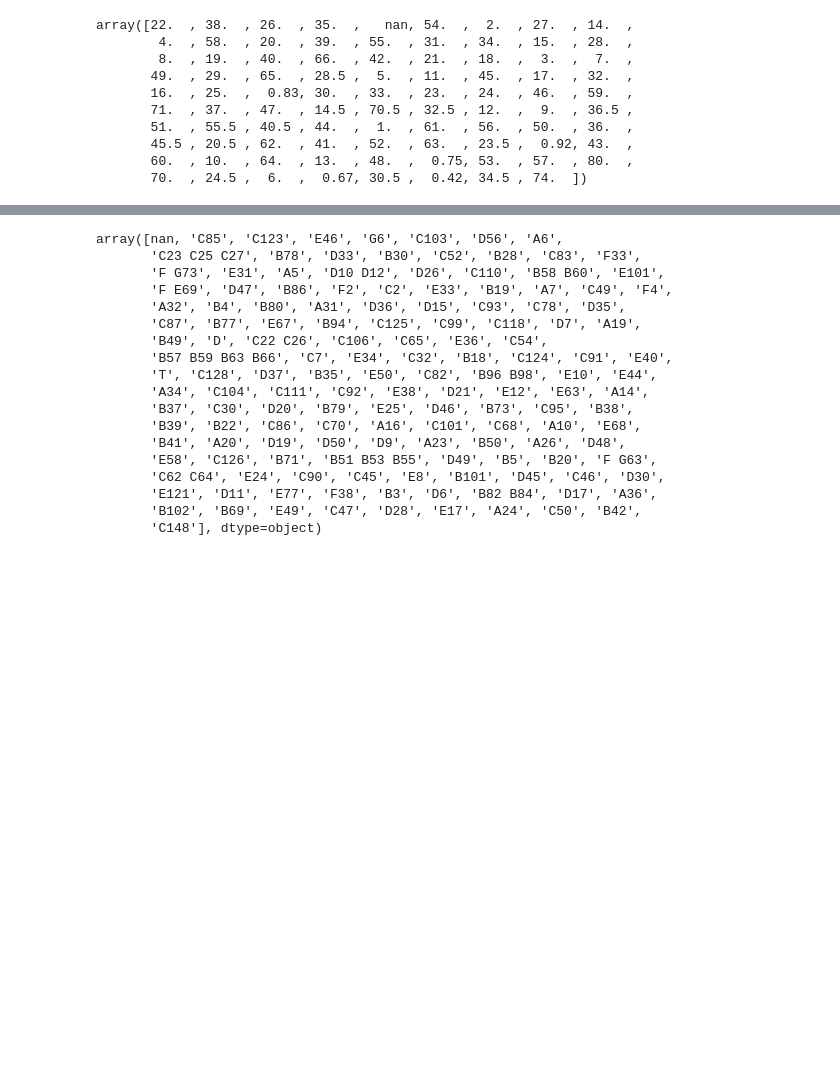
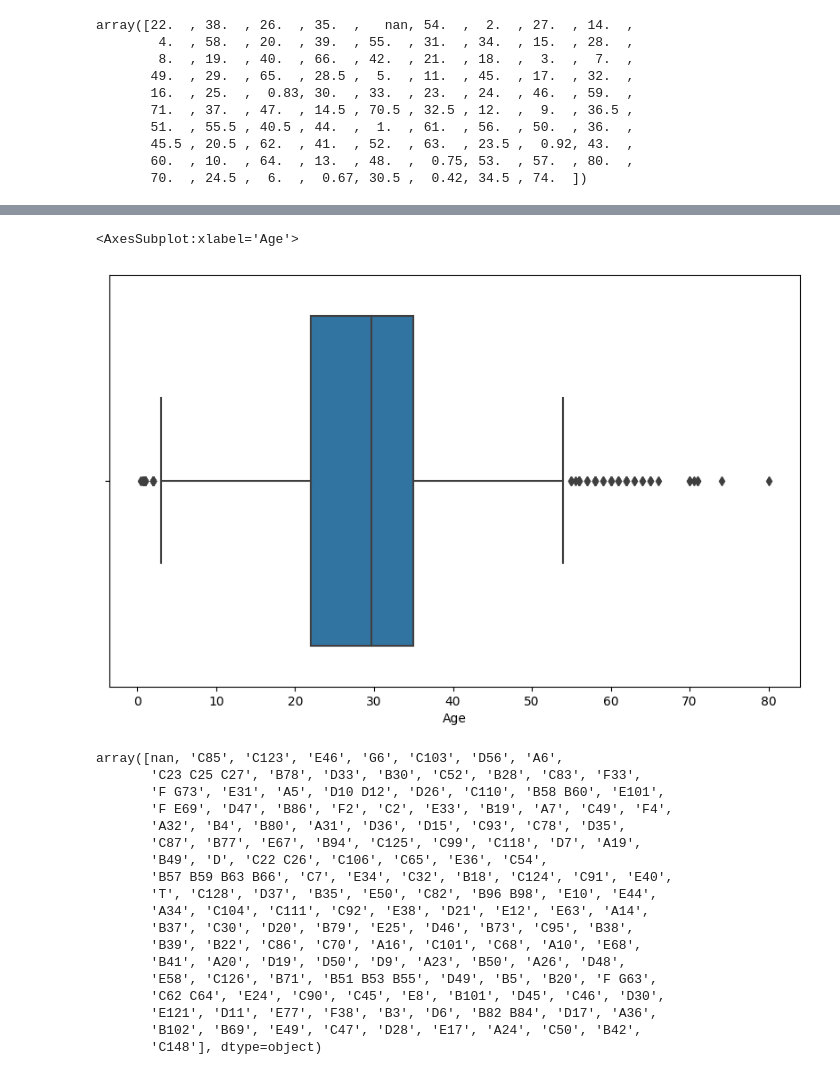
Before and after one commit to Sungur66/Myfiles_from_Batch168, a Jupyter notebook: 15.ML/Assignment/Assign6_RandomForests/Random_Forests_Capstone_Project1.ipynb, the cells around one changed output, grey strips where cells are left out. Cells and saved outputs as stored; diff of their text form; code cells hidden in the pictures; blank space fills up the shorter version.

```diff
--- a/15.ML/Assignment/Assign6_RandomForests/Random_Forests_Capstone_Project1.ipynb
+++ b/15.ML/Assignment/Assign6_RandomForests/Random_Forests_Capstone_Project1.ipynb
@@ -165,0 +188,5 @@ array([22, 38, 26, 35, 30, 54,  2, 27, 14,  4, 58, 20, 39, 55, 31, 34, 15,
+# %%
+sns.boxplot(df["Age"]) #mean
+# %% [output]
+<AxesSubplot:xlabel='Age'>
+[figure, added]
```
Also changed, not shown: parts of 10 cells of this notebook, 25 other files.
